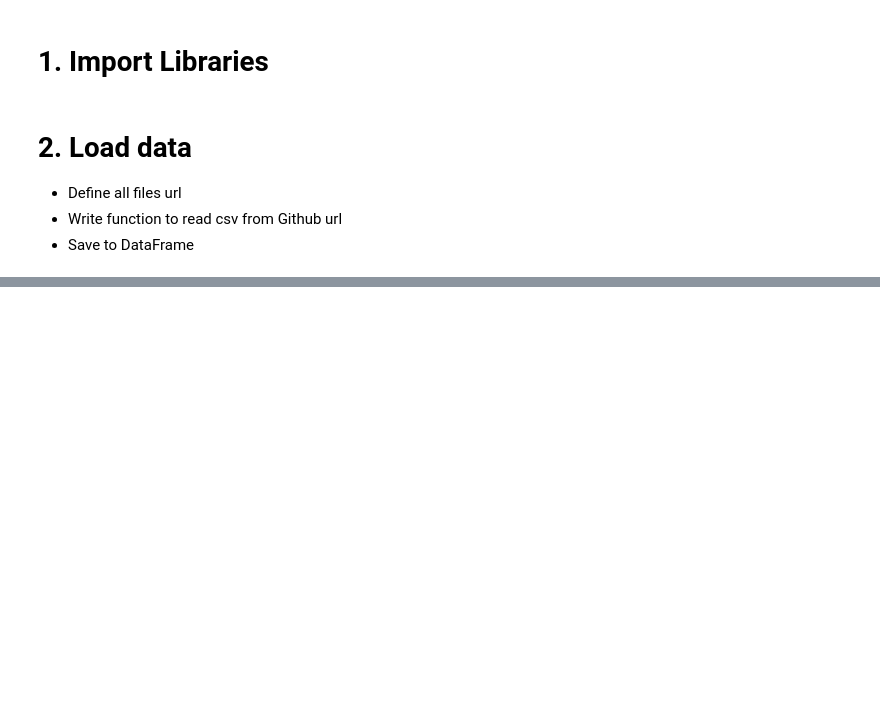
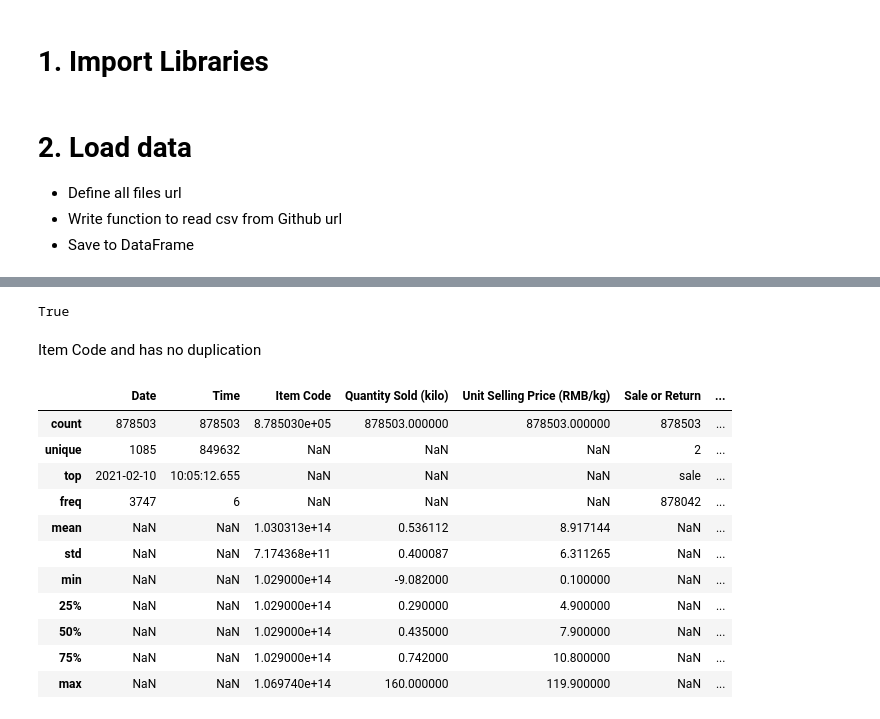
Before and after one commit to prattapong/Data-Science-Portfolio, a Jupyter notebook: Projects/Supermaket Sales Data/code/Exploratory Data Analysis.ipynb, the cells around one changed output, grey strips where cells are left out. Saved outputs shown, nothing was run; the diff lists cells and outputs as text; code cells hidden in the pictures; blank space fills up the shorter version.

```diff
--- a/Projects/Supermaket Sales Data/code/Exploratory Data Analysis.ipynb
+++ b/Projects/Supermaket Sales Data/code/Exploratory Data Analysis.ipynb
@@ -37,0 +84,21 @@ df_transaction = get_df_from_url(annex2)
+# %%
+df_item.shape[0] == df_item['Item Code'].nunique()
+# %% [output]
+True
+# %% [markdown]
+Item Code and has no duplication
+# %%
+display(df_merge.describe(include = 'all'))
+# %% [output]
+|  | Date | Time | Item Code | Quantity Sold (kilo) | Unit Selling Price (RMB/kg) | Sale or Return | ... |
+| count | 878503 | 878503 | 8.785030e+05 | 878503.000000 | 878503.000000 | 878503 | ... |
+| unique | 1085 | 849632 | NaN | NaN | NaN | 2 | ... |
+| top | 2021-02-10 | 10:05:12.655 | NaN | NaN | NaN | sale | ... |
+| freq | 3747 | 6 | NaN | NaN | NaN | 878042 | ... |
+| mean | NaN | NaN | 1.030313e+14 | 0.536112 | 8.917144 | NaN | ... |
+| std | NaN | NaN | 7.174368e+11 | 0.400087 | 6.311265 | NaN | ... |
+| min | NaN | NaN | 1.029000e+14 | -9.082000 | 0.100000 | NaN | ... |
+| 25% | NaN | NaN | 1.029000e+14 | 0.290000 | 4.900000 | NaN | ... |
+| 50% | NaN | NaN | 1.029000e+14 | 0.435000 | 7.900000 | NaN | ... |
+| 75% | NaN | NaN | 1.029000e+14 | 0.742000 | 10.800000 | NaN | ... |
+| max | NaN | NaN | 1.069740e+14 | 160.000000 | 119.900000 | NaN | ... |
```
Also changed, not shown: parts of 16 cells of this notebook.
